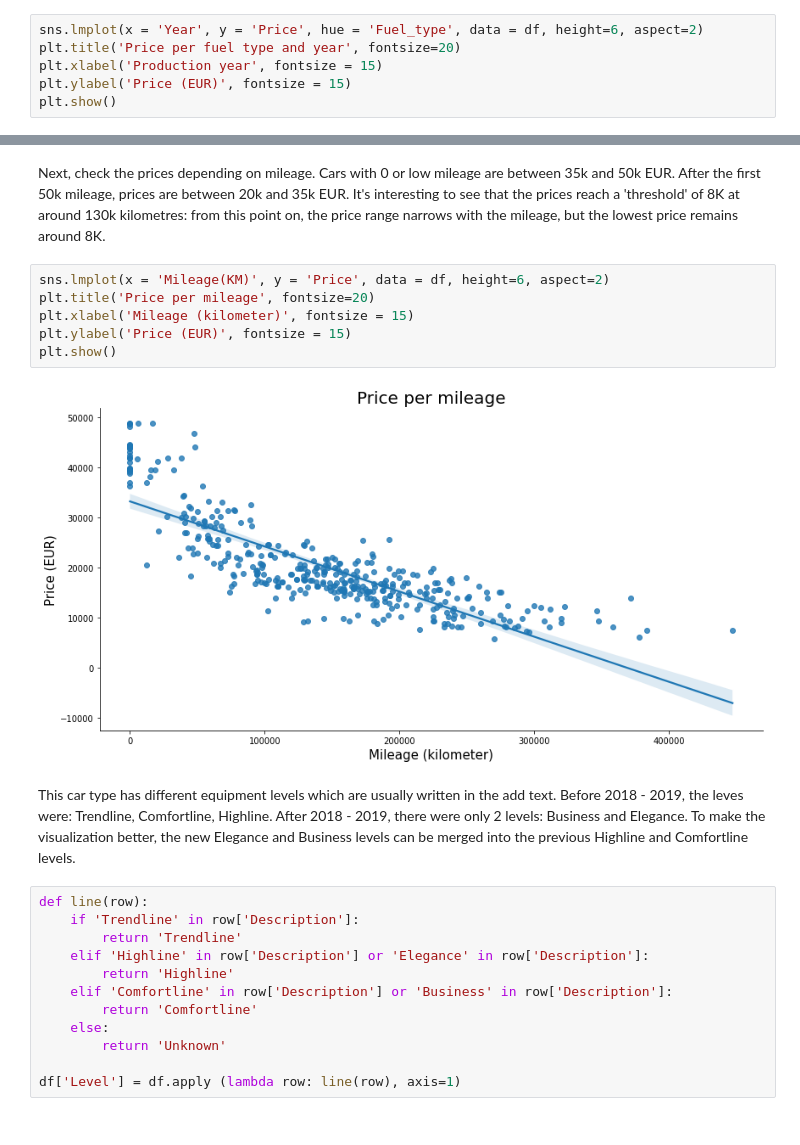
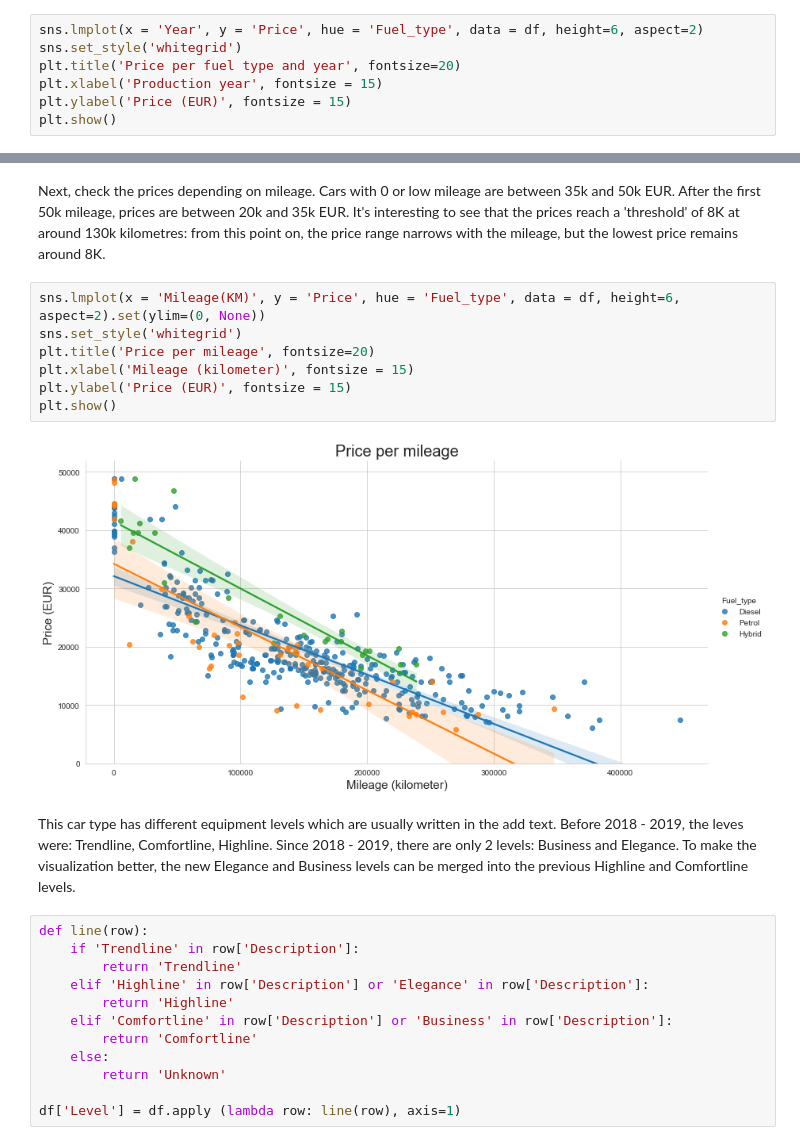
Before and after one commit to andrasbenei/used_car_price_tracker, a Jupyter notebook: analyze.ipynb, the cells around one changed output, grey strips where cells are left out. Cells and saved outputs as stored; diff of their text form.

```diff
--- a/analyze.ipynb
+++ b/analyze.ipynb
@@ -169,6 +169,7 @@ df['Mileage_bracket(KM)'] = df['Mileage(KM)'] // 10000 * 10000
 The data is cleared and validated, so it can be visualized. First, check the prices per year and fuel type.
 # %%
 sns.lmplot(x = 'Year', y = 'Price', hue = 'Fuel_type', data = df, height=6, aspect=2)
+sns.set_style('whitegrid')
 plt.title('Price per fuel type and year', fontsize=20)
 plt.xlabel('Production year', fontsize = 15)
 plt.ylabel('Price (EUR)', fontsize = 15)
@@ -212,15 +213,16 @@ plt.show()
 # %% [markdown]
 Next, check the prices depending on mileage. Cars with 0 or low mileage are between 35k and 50k EUR. After the first 50k mileage, prices are between 20k and 35k EUR. It's interesting to see that the prices reach a 'threshold' of 8K at around 130k kilometres: from this point on, the price range narrows with the mileage, but the lowest price remains around 8K.
 # %%
-sns.lmplot(x = 'Mileage(KM)', y = 'Price', data = df, height=6, aspect=2)
+sns.lmplot(x = 'Mileage(KM)', y = 'Price', hue = 'Fuel_type', data = df, height=6, aspect=2).set(ylim=(0, None))
+sns.set_style('whitegrid')
 plt.title('Price per mileage', fontsize=20)
 plt.xlabel('Mileage (kilometer)', fontsize = 15)
 plt.ylabel('Price (EUR)', fontsize = 15)
 plt.show()
 # %% [output]
-[figure, old version]
+[figure, new version]
 # %% [markdown]
-This car type has different equipment levels which are usually written in the add text. Before 2018 - 2019, the leves were: Trendline, Comfortline, Highline. After 2018 - 2019, there were only 2 levels: Business and Elegance. To make the visualization better, the new Elegance and Business levels can be merged into the previous Highline and Comfortline levels.
+This car type has different equipment levels which are usually written in the add text. Before 2018 - 2019, the leves were: Trendline, Comfortline, Highline. Since 2018 - 2019, there are only 2 levels: Business and Elegance. To make the visualization better, the new Elegance and Business levels can be merged into the previous Highline and Comfortline levels.
 # %%
 def line(row):
     if 'Trendline' in row['Description']:
```
Also changed, not shown: parts of 19 cells of this notebook.
